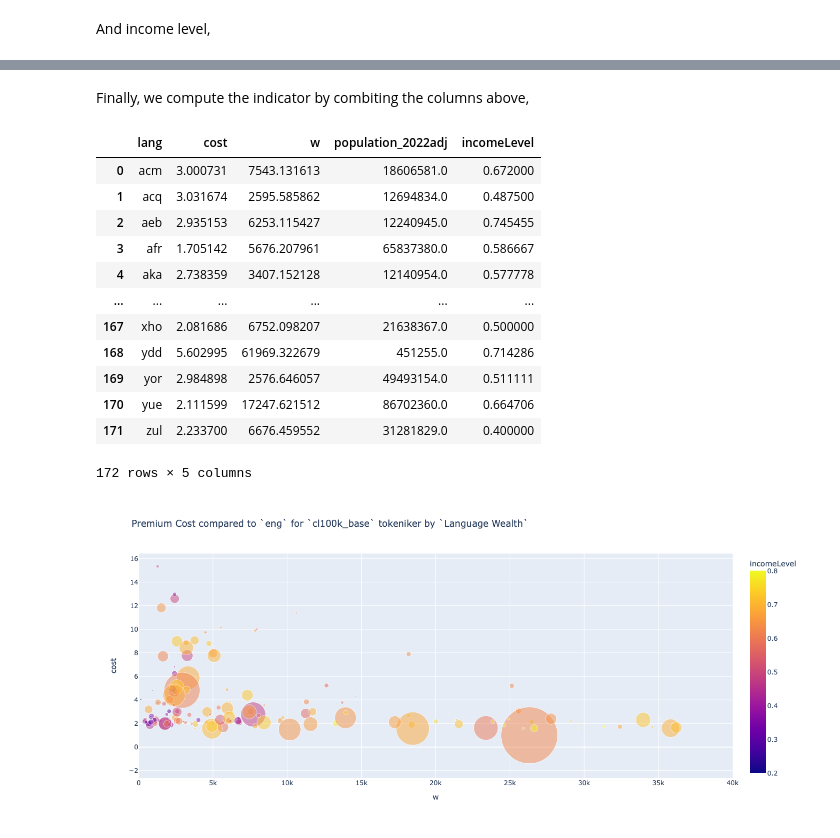
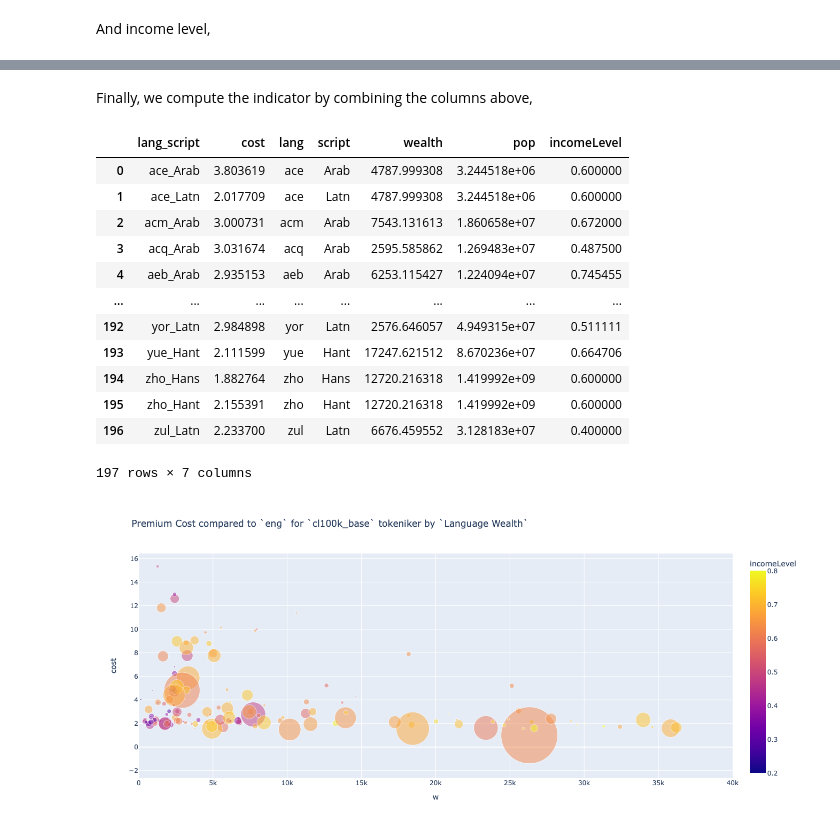
Before and after one commit to worldbank/double-jeopardy-in-llms, a Jupyter notebook: notebooks/compute-premium-costs.ipynb, the cells around one changed output, grey strips where cells are left out. Cells and saved outputs as stored; diff of their text form; code cells hidden in the pictures.

```diff
--- a/notebooks/compute-premium-costs.ipynb
+++ b/notebooks/compute-premium-costs.ipynb
@@ -86,0 +67,7 @@ COSTS
+# %%
+COSTS = pd.concat(dfs)
+COSTS["lang_script"] = COSTS["config_name"]
+
+COSTS = COSTS.groupby(["lang_script"])["cost"].mean().to_frame().reset_index()
+COSTS["lang"] = COSTS["lang_script"].str.split("_").str[0]
+COSTS["script"] = COSTS["lang_script"].str.split("_").str[1]
@@ -158,0 +178,11 @@ wealth = df.groupby(["lang"]).apply(
+# %%
+df["wealth"] = df["population_2022adj"] * df["NY.GDP.PCAP.CD"]
+
+wealth = df.groupby(["lang_script"]).apply(
+    lambda x: x["wealth"].sum() / x["population_2022adj"].sum(),
+    include_groups=False,
+)
+wealth = wealth.to_frame("wealth").reset_index()
+wealth["lang"] = wealth["lang_script"].str.split("_").str[0]
+wealth.drop_duplicates(subset=["wealth", "lang"], inplace=True)
+wealth.head()
@@ -159,4 +196,9 @@ wealth = df.groupby(["lang"]).apply(
 # %% [markdown]
 And population,
 # %%
-pop = df.groupby(["lang"])["population_2022adj"].sum()
+pop = df.groupby(["lang_script"])["population_2022adj"].sum()
+pop = pop.to_frame("pop").reset_index()
+pop["lang"] = pop["lang_script"].str.split("_").str[0]
+pop.drop_duplicates(subset=["pop", "lang"], inplace=True)
+pop = pop.set_index("lang")["pop"]
+pop.head()
@@ -182,30 +248,28 @@ incomeLevel = df.groupby(["lang"])["incomeLevel"].mean().to_frame()
 # %% [markdown]
-Finally, we compute the indicator by combiting the columns above,
+Finally, we compute the indicator by combining the columns above,
 # %%
 W = (
     pd.merge(
         COSTS,
-        wealth.to_frame("wealth").reset_index(),
-        left_on="lang",
-        right_on="lang",
+        wealth[["wealth", "lang"]],
+        on="lang",
         how="outer",
     )
     .merge(pop, on="lang")
     .merge(incomeLevel, on="lang")
 )
+W
+# %% [output]
+|  | lang_script | cost | lang | script | wealth | pop | incomeLevel |
+| 0 | ace_Arab | 3.803619 | ace | Arab | 4787.999308 | 3.244518e+06 | 0.600000 |
+| 1 | ace_Latn | 2.017709 | ace | Latn | 4787.999308 | 3.244518e+06 | 0.600000 |
+| 2 | acm_Arab | 3.000731 | acm | Arab | 7543.131613 | 1.860658e+07 | 0.672000 |
+| 3 | acq_Arab | 3.031674 | acq | Arab | 2595.585862 | 1.269483e+07 | 0.487500 |
+| 4 | aeb_Arab | 2.935153 | aeb | Arab | 6253.115427 | 1.224094e+07 | 0.745455 |
+| ... | ... | ... | ... | ... | ... | ... | ... |
+| 192 | yor_Latn | 2.984898 | yor | Latn | 2576.646057 | 4.949315e+07 | 0.511111 |
+| 193 | yue_Hant | 2.111599 | yue | Hant | 17247.621512 | 8.670236e+07 | 0.664706 |
+| 194 | zho_Hans | 1.882764 | zho | Hans | 12720.216318 | 1.419992e+09 | 0.600000 |
+| 195 | zho_Hant | 2.155391 | zho | Hant | 12720.216318 | 1.419992e+09 | 0.600000 |
+| 196 | zul_Latn | 2.233700 | zul | Latn | 6676.459552 | 3.128183e+07 | 0.400000 |
+197 rows × 7 columns
-# %%
-W
-# %% [output]
-|  | lang | cost | w | population_2022adj | incomeLevel |
-| 0 | acm | 3.000731 | 7543.131613 | 18606581.0 | 0.672000 |
-| 1 | acq | 3.031674 | 2595.585862 | 12694834.0 | 0.487500 |
-| 2 | aeb | 2.935153 | 6253.115427 | 12240945.0 | 0.745455 |
-| 3 | afr | 1.705142 | 5676.207961 | 65837380.0 | 0.586667 |
-| 4 | aka | 2.738359 | 3407.152128 | 12140954.0 | 0.577778 |
-| ... | ... | ... | ... | ... | ... |
-| 167 | xho | 2.081686 | 6752.098207 | 21638367.0 | 0.500000 |
-| 168 | ydd | 5.602995 | 61969.322679 | 451255.0 | 0.714286 |
-| 169 | yor | 2.984898 | 2576.646057 | 49493154.0 | 0.511111 |
-| 170 | yue | 2.111599 | 17247.621512 | 86702360.0 | 0.664706 |
-| 171 | zul | 2.233700 | 6676.459552 | 31281829.0 | 0.400000 |
-172 rows × 5 columns
```
Also changed, not shown: parts of 13 cells of this notebook, 4 other files.
